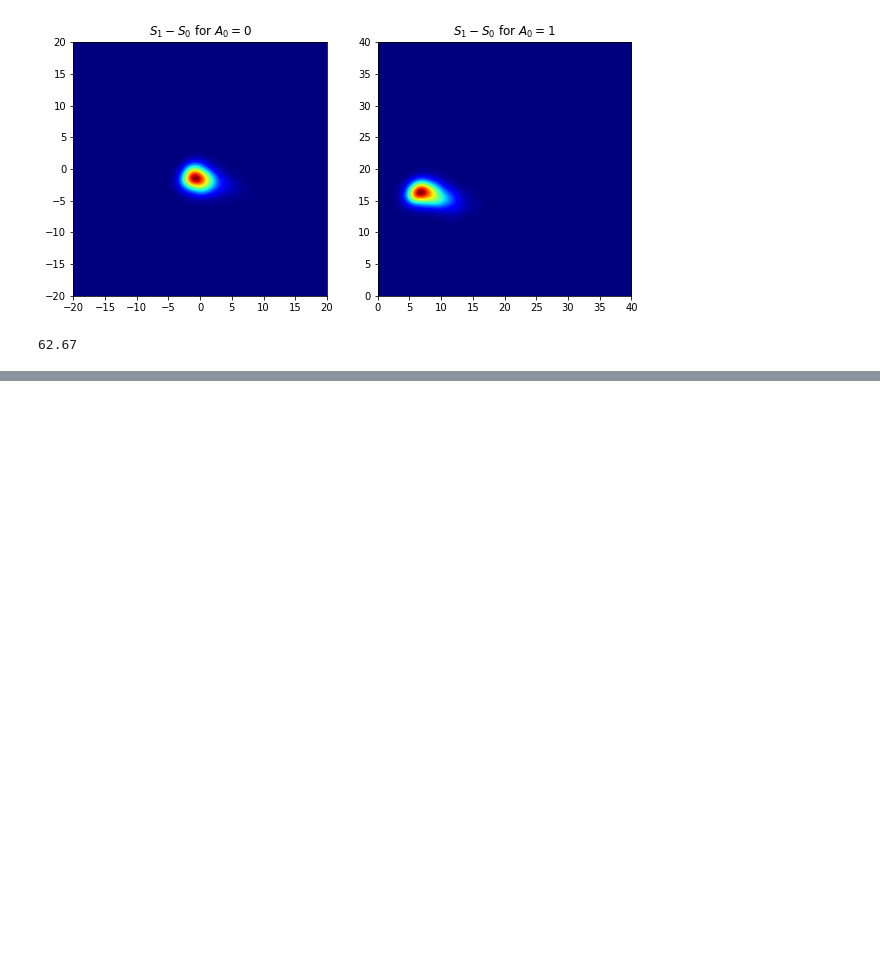
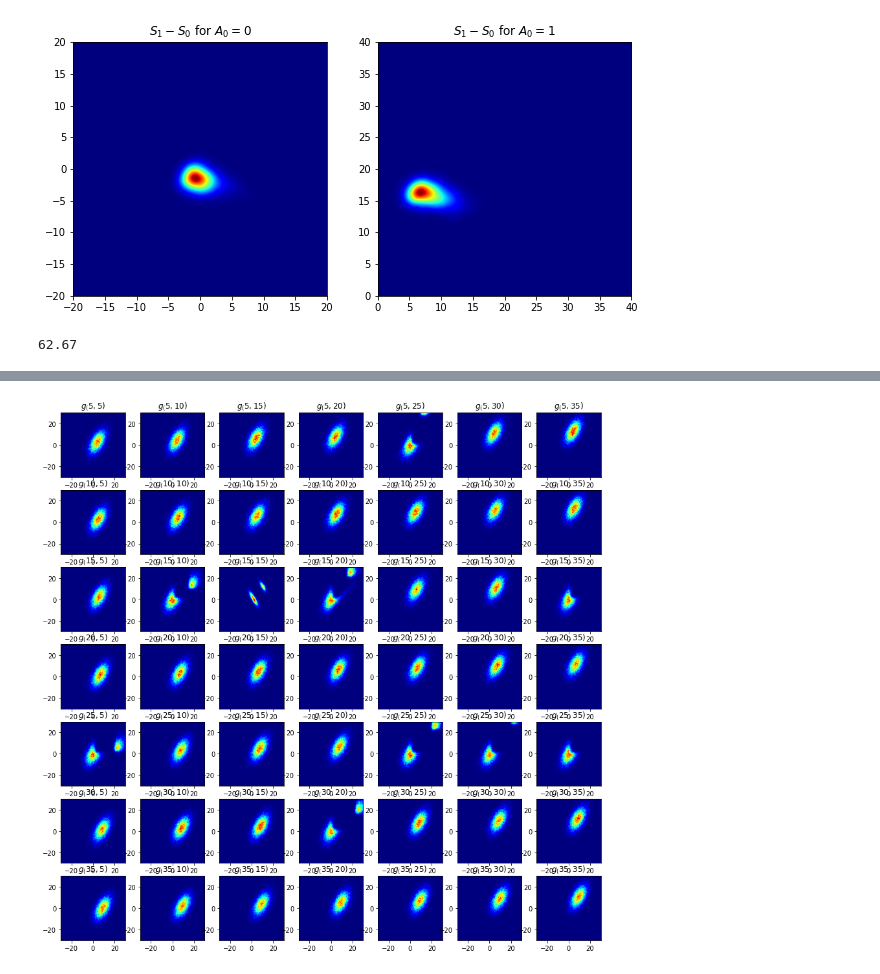
Before and after one commit to faaizT/CausalTwinAssessment, a Jupyter notebook: Network Analysis.ipynb, the cells around one changed output, grey strips where cells are left out. Saved outputs shown, nothing was run; the diff lists cells and outputs as text; code cells hidden in the pictures; blank space fills up the shorter version.

```diff
--- a/Network Analysis.ipynb
+++ b/Network Analysis.ipynb
@@ -110,0 +144,32 @@ get_policy_accuracy(df_guide, "/Users/faaiz/simple-model/model-state-20-20")
+# %%
+def all_combined_simulator_heatmaps(df):
+    x_vals = [5, 10, 15, 20, 25, 30, 35]
+    fig, axs = plt.subplots(len(x_vals), len(x_vals), figsize=(15,15))
+    for i in range(len(x_vals)):
+        for j in range(len(x_vals)):
+            filename = f"/data/localhost/taufiq/simple-model-2/model-state-{x_vals[i]}-{x_vals[j]}"
+            model = SimpleModel()
+            model.load_state_dict(torch.load(filename))
+            model.eval()
+            df = df[['s0_1', 's0_2', 'x0', 'a0']]
+            df_transition = pd.DataFrame()
+            with torch.no_grad():
+                for index, row in df.iterrows():
+                    s0_1, s0_2 = row['s0_1'], row['s0_2']
+                    action, xt = row['a0'], row['x0']
+                    st_loc, st_tril, st_diag = model.st_network(torch.tensor((s0_1, s0_2, action, xt)).float())
+                    z = torch.zeros(1)
+                    scale_tril = torch.tensor([
+                        st_diag[0], z,
+                        st_tril[0], st_diag[1]
+                    ]).view(2,2)
+                    s1 = dist.MultivariateNormal(loc=st_loc, scale_tril=scale_tril).sample().numpy()
+                    df_transition = df_transition.append({'s0_1': s0_1, 's0_2': s0_2, 's1_1': s1.item(0), 's1_2': s1.item(1)}, ignore_index=True)
+            img, extent = myplot(df_transition['s1_1']-df_transition['s0_1'], df_transition['s1_2']-df_transition['s0_2'], 4, action=None, rng=[[-30,30],[-30,30]])
+            axs[i][j].imshow(img, extent=extent, origin='lower', cmap=cm.jet)
+            axs[i][j].set_title(f"$g_\{({x_vals[i]},{x_vals[j]})\}$")
+    plt.show()
+# %%
+all_combined_simulator_heatmaps(df_guide)
+# %% [output]
+[figure, added]
```
Also changed, not shown: parts of 6 cells of this notebook, 1 other file.
